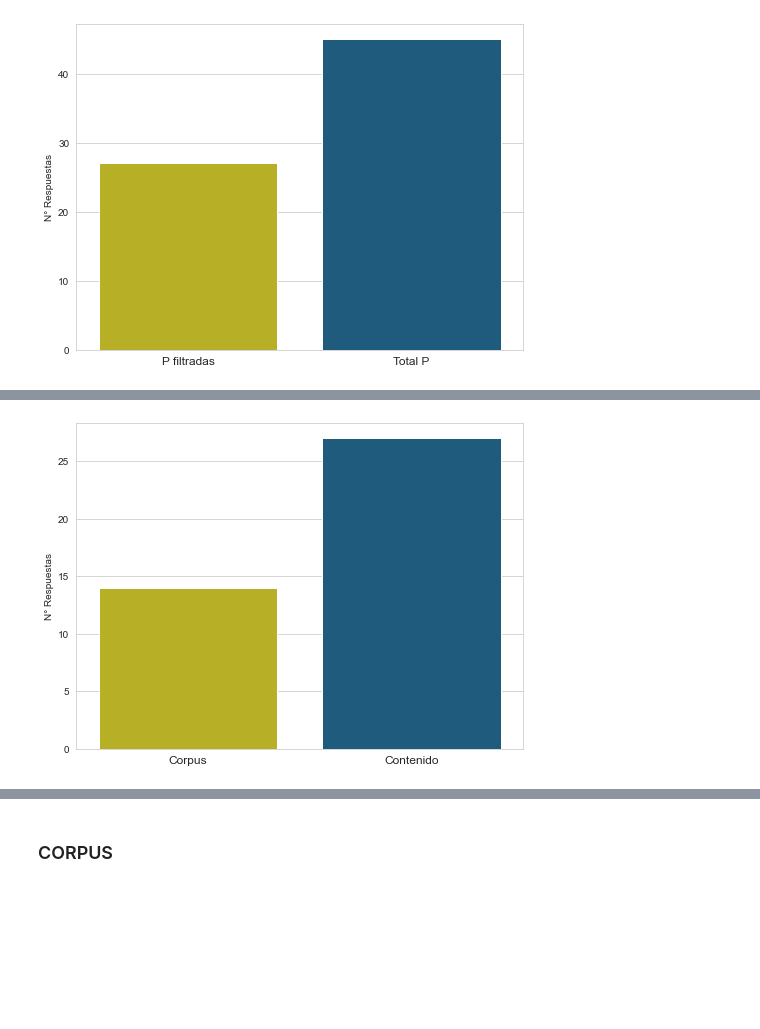
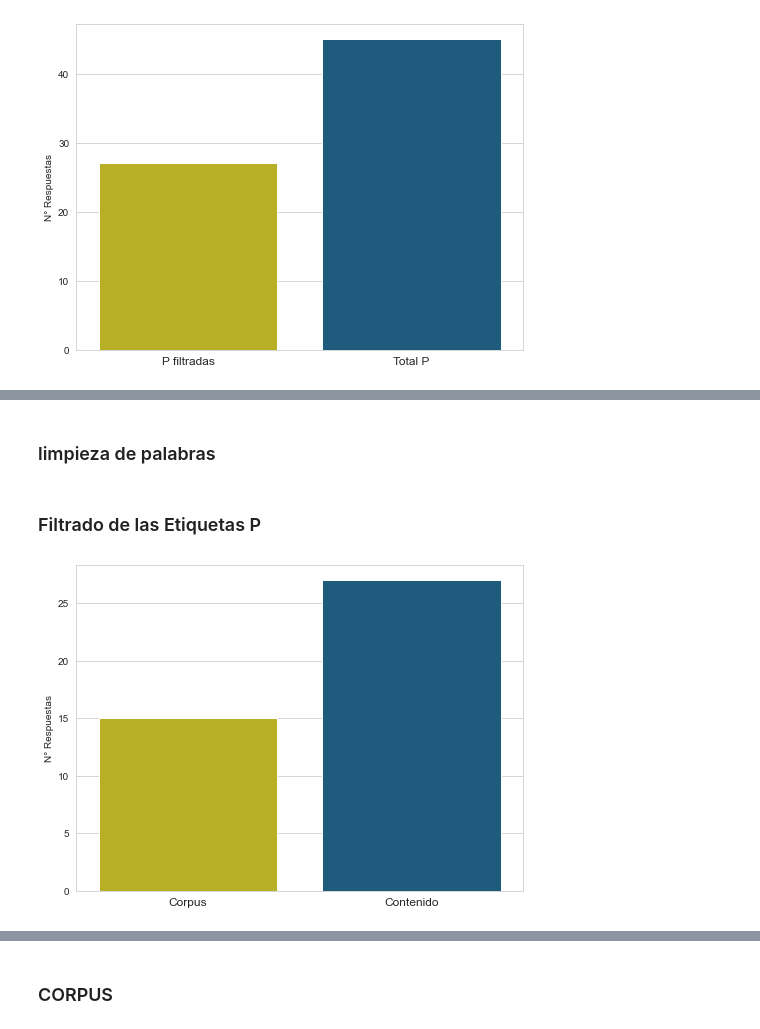
Before and after one commit to kchauxs/procesamiento_lenguaje_natural, a Jupyter notebook: Entrega/main.ipynb, the cells around one changed output, grey strips where cells are left out. Drawn from its saved outputs; the diff is of its cells as text; code cells hidden in the pictures; blank space fills up the shorter version.

```diff
--- a/Entrega/main.ipynb
+++ b/Entrega/main.ipynb
@@ -206,5 +189,5 @@ contenido_etiquetas,total = busquedaPorEtiquetaHtml('p',length=110)
 # %%
-raw = contenido_etiquetas.lower()
+raw_p = contenido_etiquetas.lower()
 # %%
-contenido_sent_tokens = nltk.sent_tokenize(raw) # convertir Texto a una lista de sentencias (tekenizar en sentencias)
+contenido_sent_tokens_p = nltk.sent_tokenize(raw_p) # convertir Texto a una lista de sentencias (tekenizar en sentencias)
 # %%
@@ -214,11 +209,15 @@ vizualizarBarras(["P filtradas","Total P"],[len(contenido_sent_tokens),total],"N
+# %% [markdown]
+### limpieza de palabras
 # %%
 palabras = ordenarFrecuencia(freq_lem,imprimir=False)
 # %%
-palabras_limpias = filtradoPalabras(palabras,['si','ir','cómo','tener'])[:30]
+palabras_limpias = filtradoPalabras(palabras,['si','ir','cómo','tener','asir'])[:30]
+# %% [markdown]
+### Filtrado de las Etiquetas P
 # %%
-corpus = filtradoEtiquetas(contenido_sent_tokens,palabras_limpias,numero=3)
+corpus_p,palabras_contenidas_p = filtradoEtiquetas(contenido_sent_tokens_p,palabras_limpias,numero=4)
 # %%
-vizualizarBarras(["Corpus","Contenido"],[len(corpus),len(contenido_sent_tokens)],"N° Respuestas")
+vizualizarBarras(["Corpus","Contenido"],[len(corpus_p),len(contenido_sent_tokens_p)],"N° Respuestas")
 # %% [output]
-[figure, old version]
+[figure, new version]
 # %%
```
Also changed, not shown: parts of 37 cells of this notebook.
